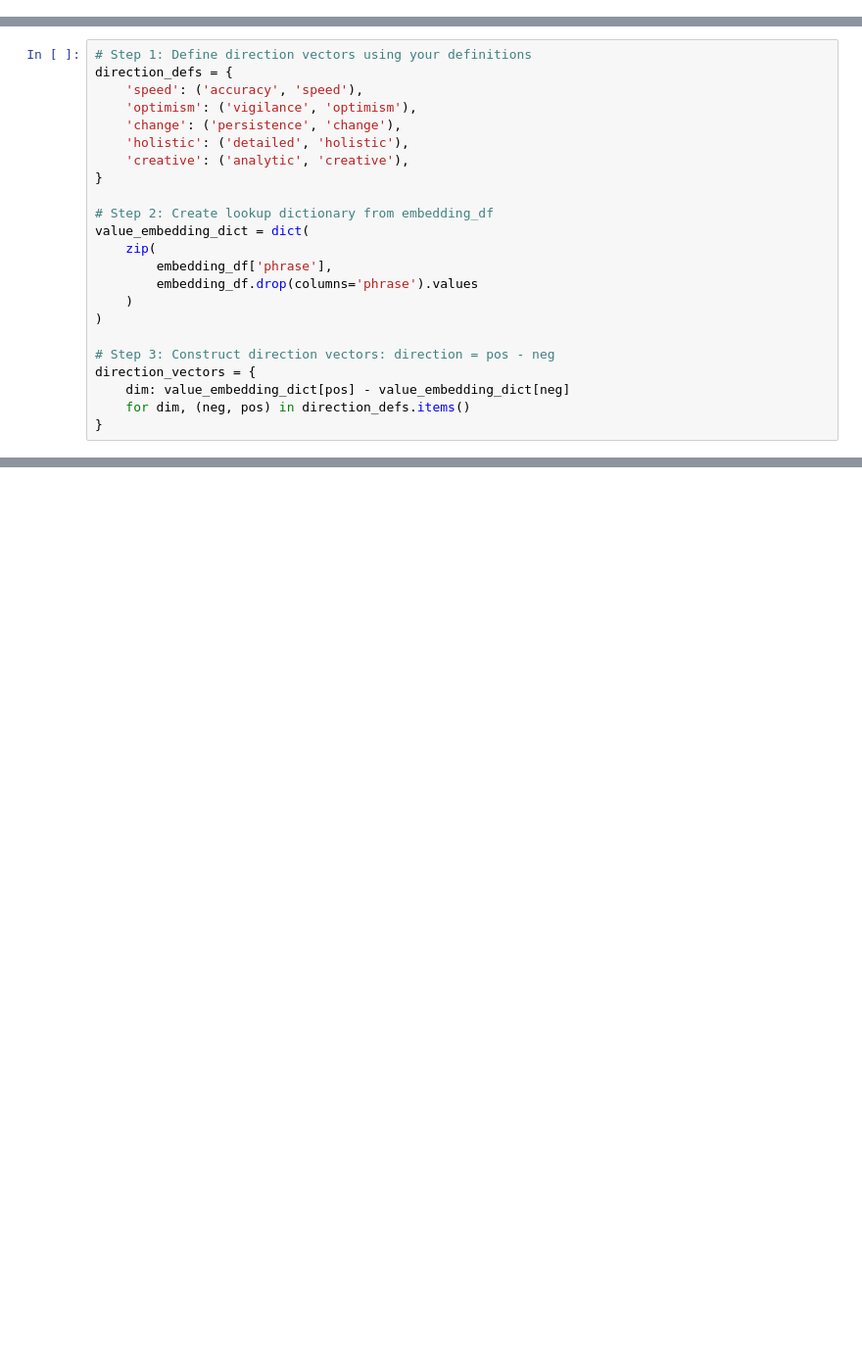
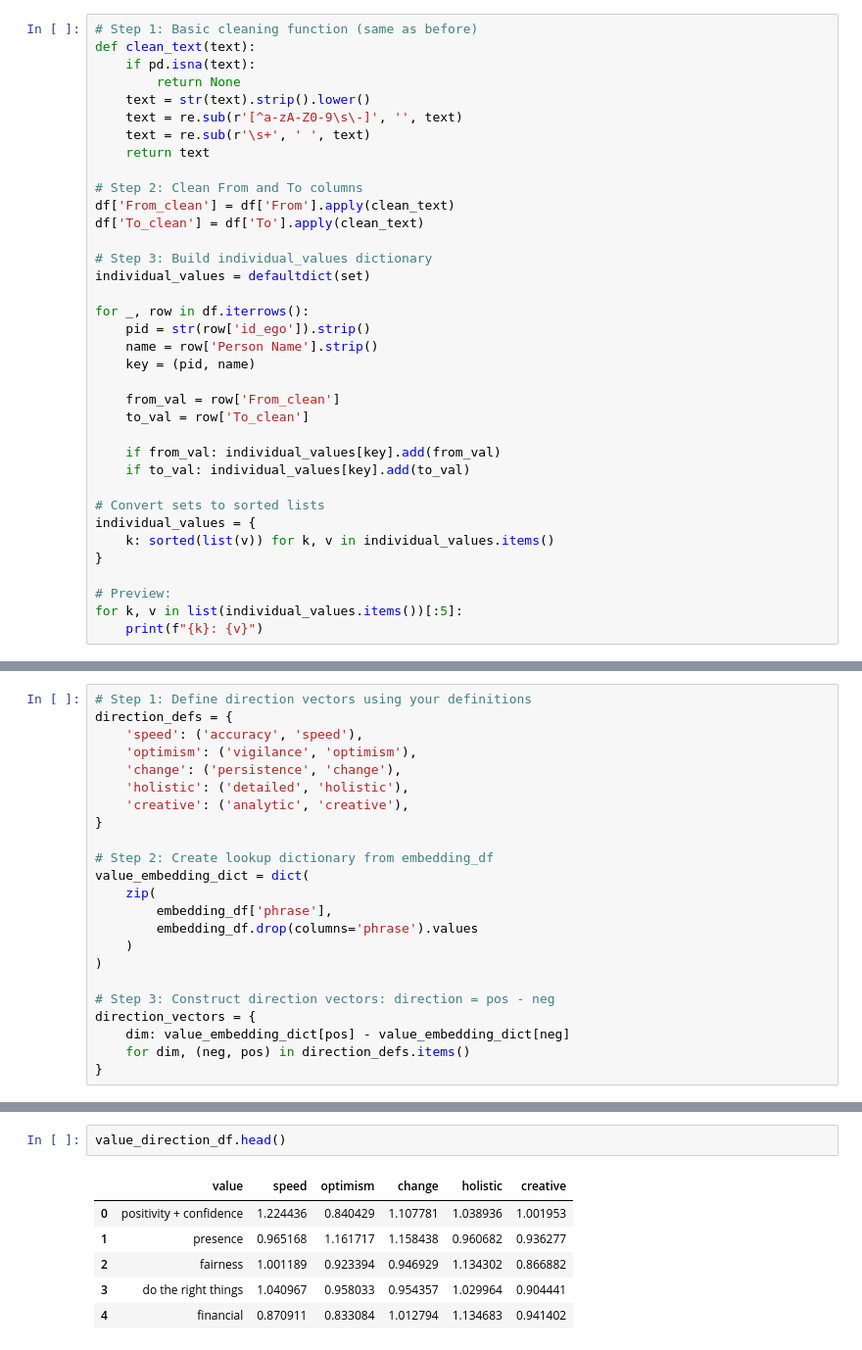
Before and after one commit to Jiazheng02/Research_Paul_Ingram, a Jupyter notebook: Analysis/TextAnalysis.ipynb, the cells around one changed output, grey strips where cells are left out. Shown: that part at 98% size. Saved outputs shown, nothing was run; the diff lists cells and outputs as text; blank space fills up the shorter version.

```diff
--- a/Analysis/TextAnalysis.ipynb
+++ b/Analysis/TextAnalysis.ipynb
@@ -27,0 +32,36 @@ df.head()
+# %%
+# Step 1: Basic cleaning function (same as before)
+def clean_text(text):
+    if pd.isna(text):
+        return None
+    text = str(text).strip().lower()
+    text = re.sub(r'[^a-zA-Z0-9\s\-]', '', text)
+    text = re.sub(r'\s+', ' ', text)
+    return text
+
+# Step 2: Clean From and To columns
+df['From_clean'] = df['From'].apply(clean_text)
+df['To_clean'] = df['To'].apply(clean_text)
+
+# Step 3: Build individual_values dictionary
+individual_values = defaultdict(set)
+
+for _, row in df.iterrows():
+    pid = str(row['id_ego']).strip()
+    name = row['Person Name'].strip()
+    key = (pid, name)
+
+    from_val = row['From_clean']
+    to_val = row['To_clean']
+
+    if from_val: individual_values[key].add(from_val)
+    if to_val: individual_values[key].add(to_val)
+
+# Convert sets to sorted lists
+individual_values = {
+    k: sorted(list(v)) for k, v in individual_values.items()
+}
+
+# Preview:
+for k, v in list(individual_values.items())[:5]:
+    print(f"{k}: {v}")
@@ -176,0 +221,9 @@ print(value_direction_df.head())
+# %%
+value_direction_df.head()
+# %% [output]
+|  | value | speed | optimism | change | holistic | creative |
+| 0 | positivity + confidence | 1.224436 | 0.840429 | 1.107781 | 1.038936 | 1.001953 |
+| 1 | presence | 0.965168 | 1.161717 | 1.158438 | 0.960682 | 0.936277 |
+| 2 | fairness | 1.001189 | 0.923394 | 0.946929 | 1.134302 | 0.866882 |
+| 3 | do the right things | 1.040967 | 0.958033 | 0.954357 | 1.029964 | 0.904441 |
+| 4 | financial | 0.870911 | 0.833084 | 1.012794 | 1.134683 | 0.941402 |
```
Also changed, not shown: parts of 14 cells of this notebook.
